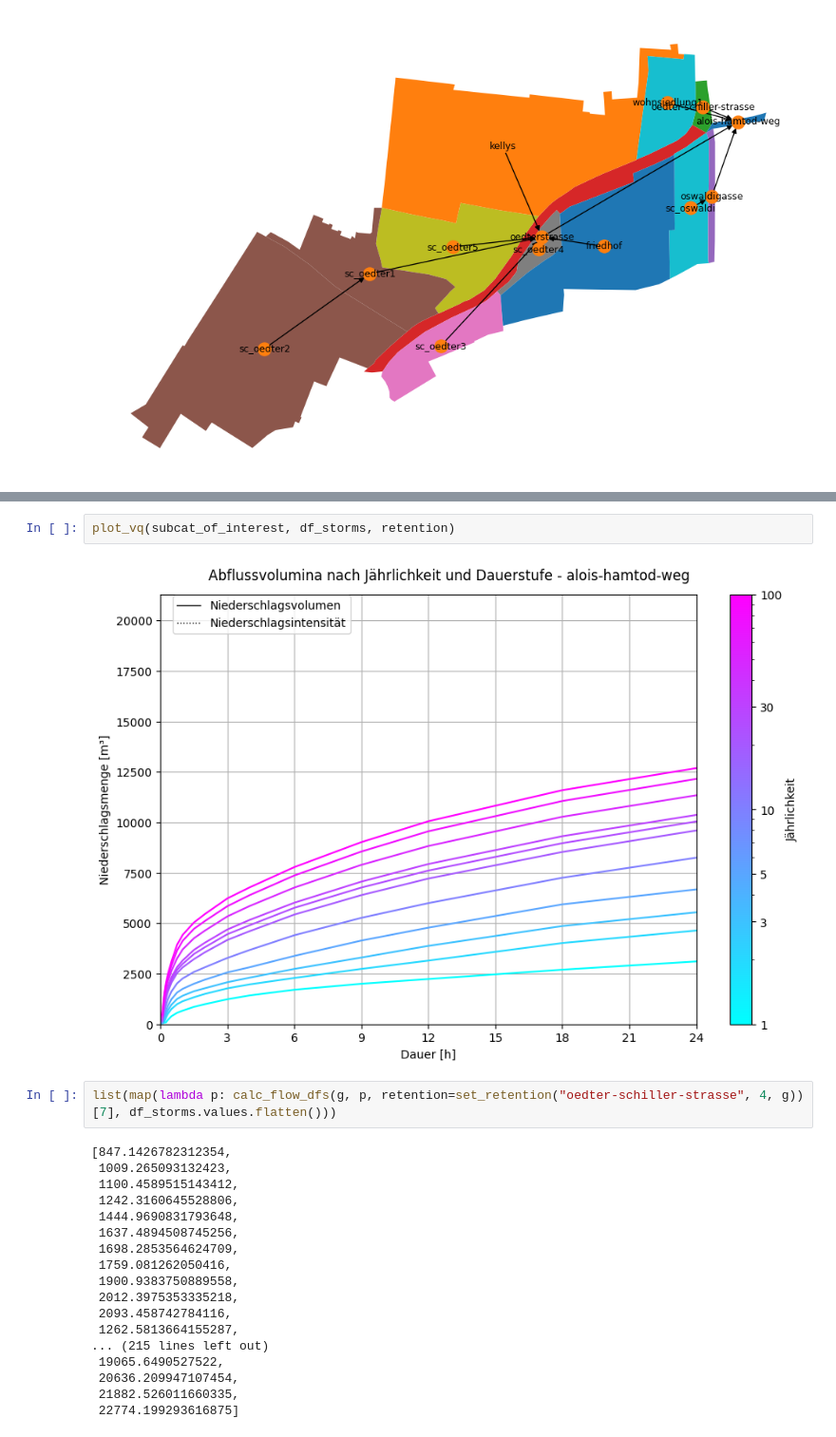
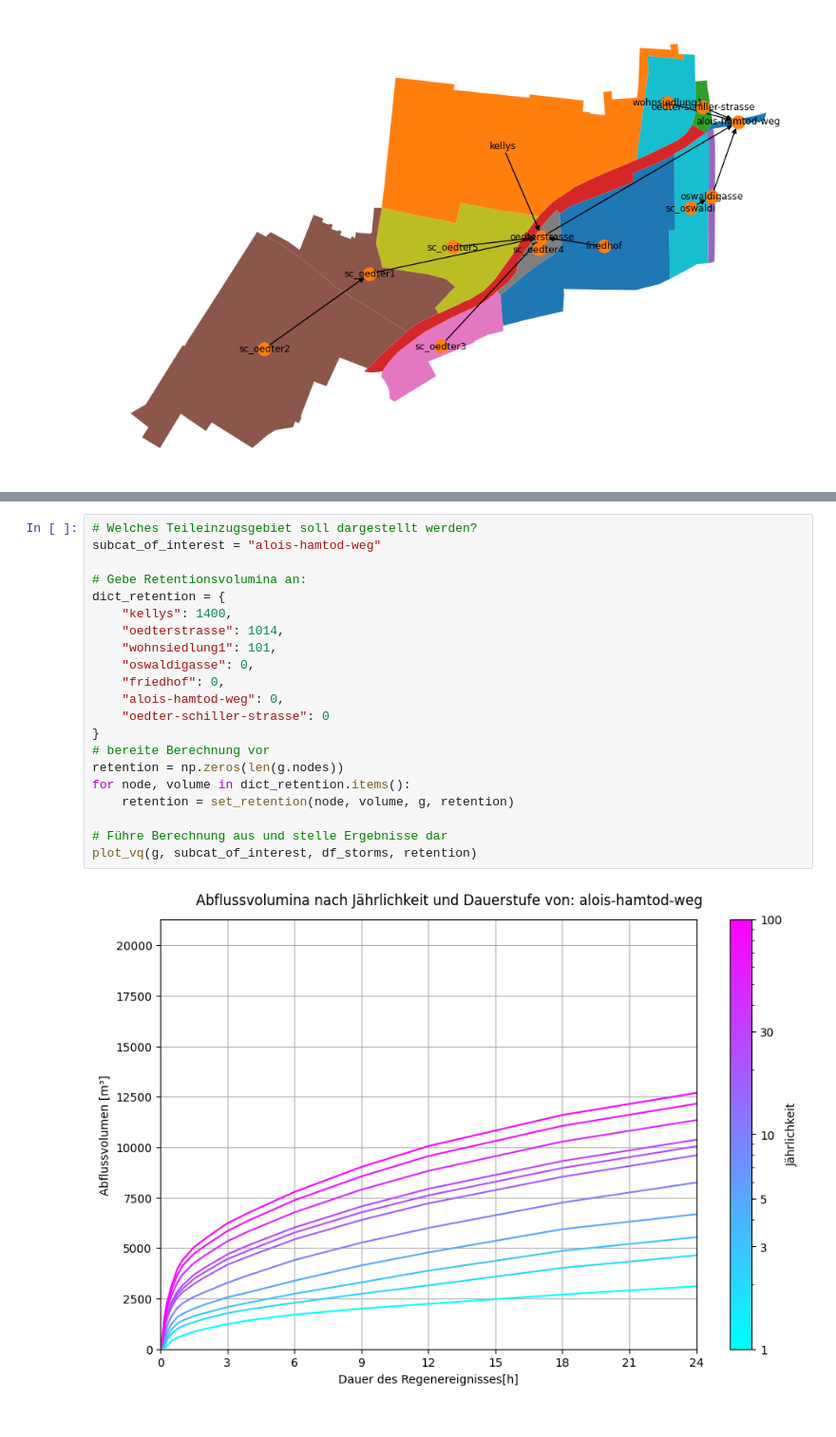
Before and after one commit to alBartig/perisponge, a Jupyter notebook: oedter_catchment.ipynb, the cells around one changed output, grey strips where cells are left out. Shown at 95% size. Drawn from its saved outputs; the diff is of its cells as text.

```diff
--- a/oedter_catchment.ipynb
+++ b/oedter_catchment.ipynb
@@ -77,24 +62,23 @@ subcat_of_interest = "alois-hamtod-weg"
-# %%
-plot_vq(subcat_of_interest, df_storms, retention)
-# %% [output]
-[figure, removed]
-# %%
-list(map(lambda p: calc_flow_dfs(g, p, retention=set_retention("oedter-schiller-strasse", 4, g))[7], df_storms.values.flatten()))
-# %% [output]
-[847.1426782312354,
- 1009.265093132423,
- 1100.4589515143412,
- 1242.3160645528806,
- 1444.9690831793648,
- 1637.4894508745256,
- 1698.2853564624709,
- 1759.081262050416,
- 1900.9383750889558,
- 2012.3975353335218,
- 2093.458742784116,
- 1262.5813664155287,
-... (215 lines left out)
- 19065.6490527522,
- 20636.209947107454,
- 21882.526011660335,
- 22774.199293616875]
+# %%
+# Welches Teileinzugsgebiet soll dargestellt werden?
+subcat_of_interest = "alois-hamtod-weg"
+
+# Gebe Retentionsvolumina an:
+dict_retention = {
+    "kellys": 1400,
+    "oedterstrasse": 1014,
+    "wohnsiedlung1": 101,
+    "oswaldigasse": 0,
+    "friedhof": 0,
+    "alois-hamtod-weg": 0,
+    "oedter-schiller-strasse": 0
+}
+# bereite Berechnung vor
+retention = np.zeros(len(g.nodes))
+for node, volume in dict_retention.items():
+    retention = set_retention(node, volume, g, retention)
+
+# Führe Berechnung aus und stelle Ergebnisse dar
+plot_vq(g, subcat_of_interest, df_storms, retention)
+# %% [output]
+[figure, added]
```
Also changed, not shown: parts of 9 cells of this notebook, 1 other file.
